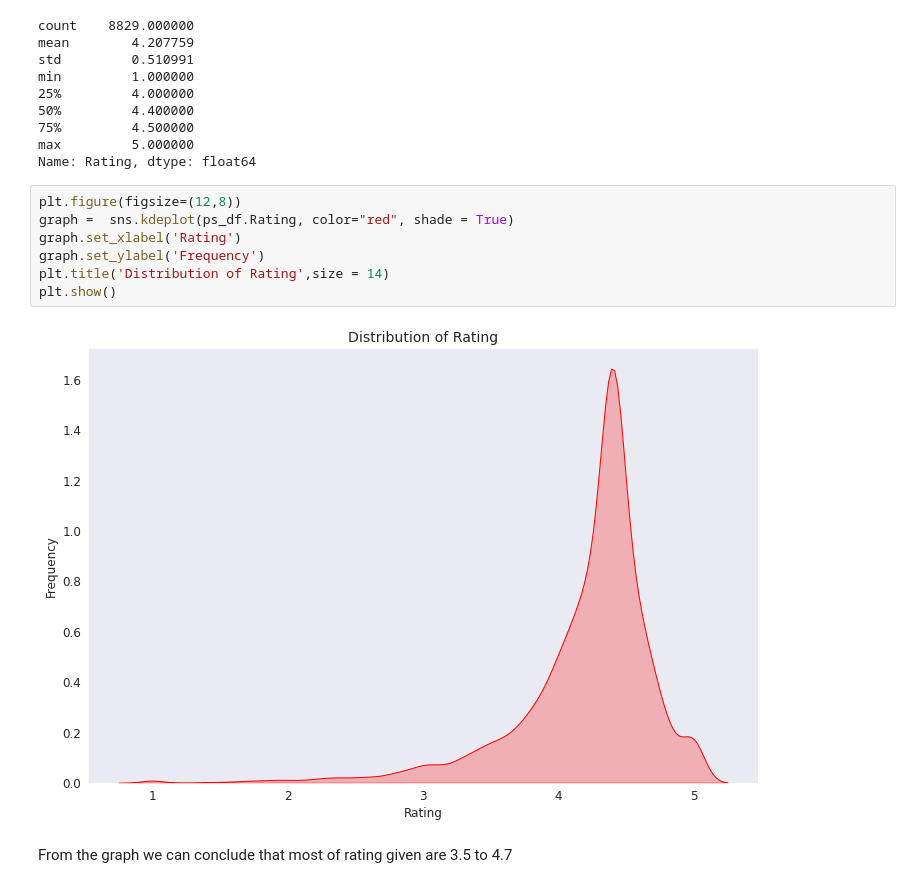
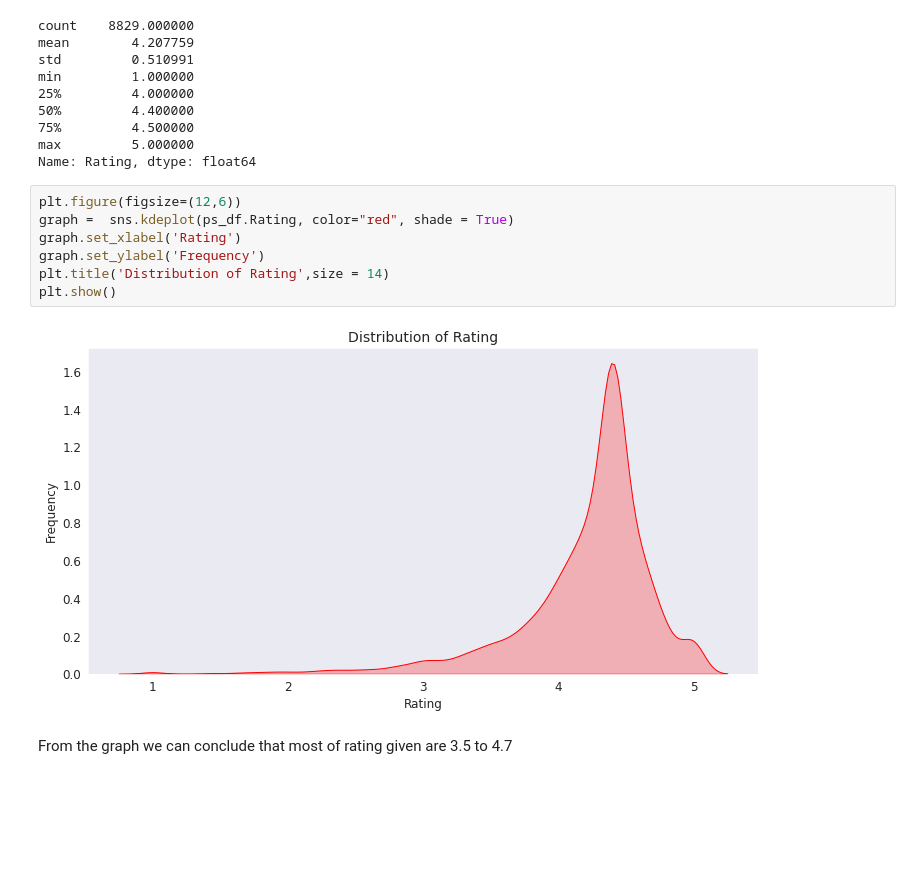
Before and after one commit to Nkbhapkar/EDA-on-playstore, a Jupyter notebook: Exploratory_data_analysis_on_Play_Store_App_Review_Analysis_Capstone_Project.ipynb, the cells around one changed output. Drawn from its saved outputs; the diff is of its cells as text; blank space fills up the shorter version.

```diff
--- a/Exploratory_data_analysis_on_Play_Store_App_Review_Analysis_Capstone_Project.ipynb
+++ b/Exploratory_data_analysis_on_Play_Store_App_Review_Analysis_Capstone_Project.ipynb
@@ -579,14 +579,14 @@ min         1.000000
 max         5.000000
 Name: Rating, dtype: float64
 # %%
-plt.figure(figsize=(12,8))
+plt.figure(figsize=(12,6))
 graph =  sns.kdeplot(ps_df.Rating, color="red", shade = True)
 graph.set_xlabel('Rating')
 graph.set_ylabel('Frequency')
 plt.title('Distribution of Rating',size = 14)
 plt.show()
 # %% [output]
-[figure, old version]
+[figure, new version]
 # %% [markdown]
 From the graph we can conclude that most of rating given are 3.5 to 4.7
 # %% [markdown]
```
Also changed, not shown: parts of 13 cells of this notebook.
